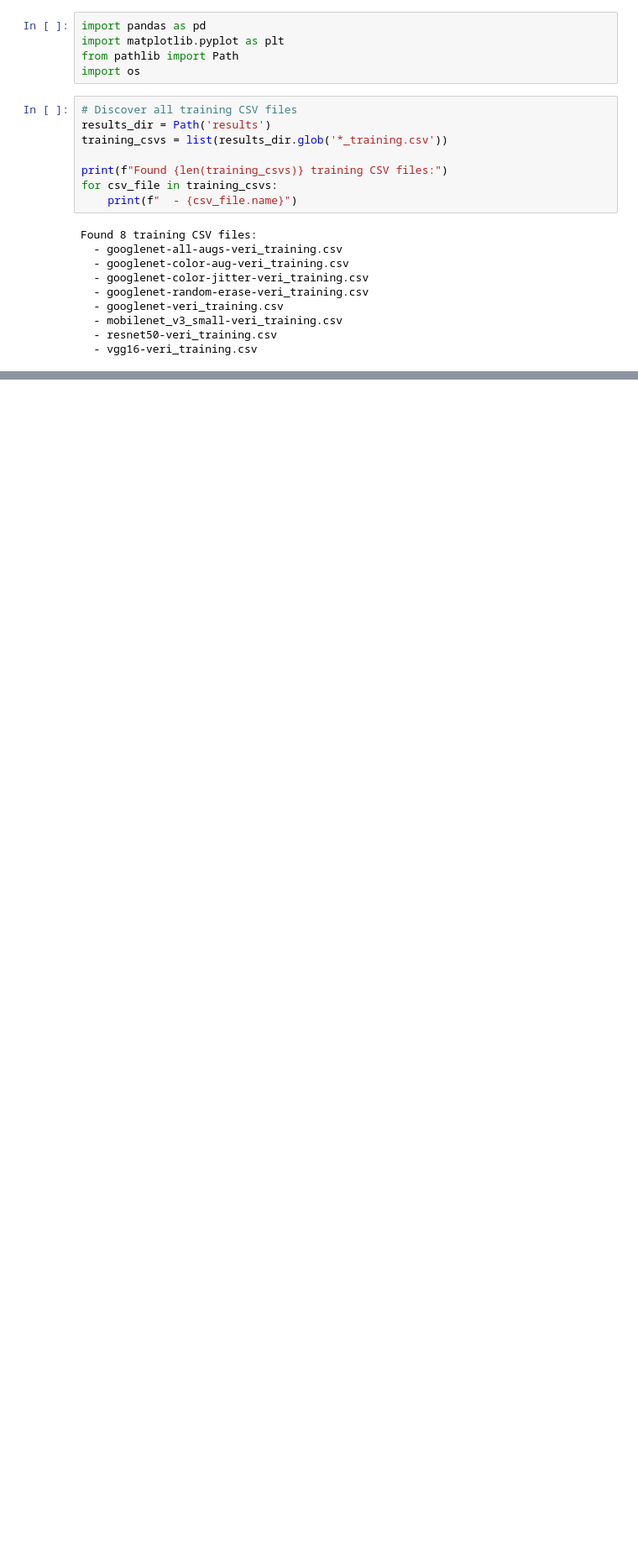
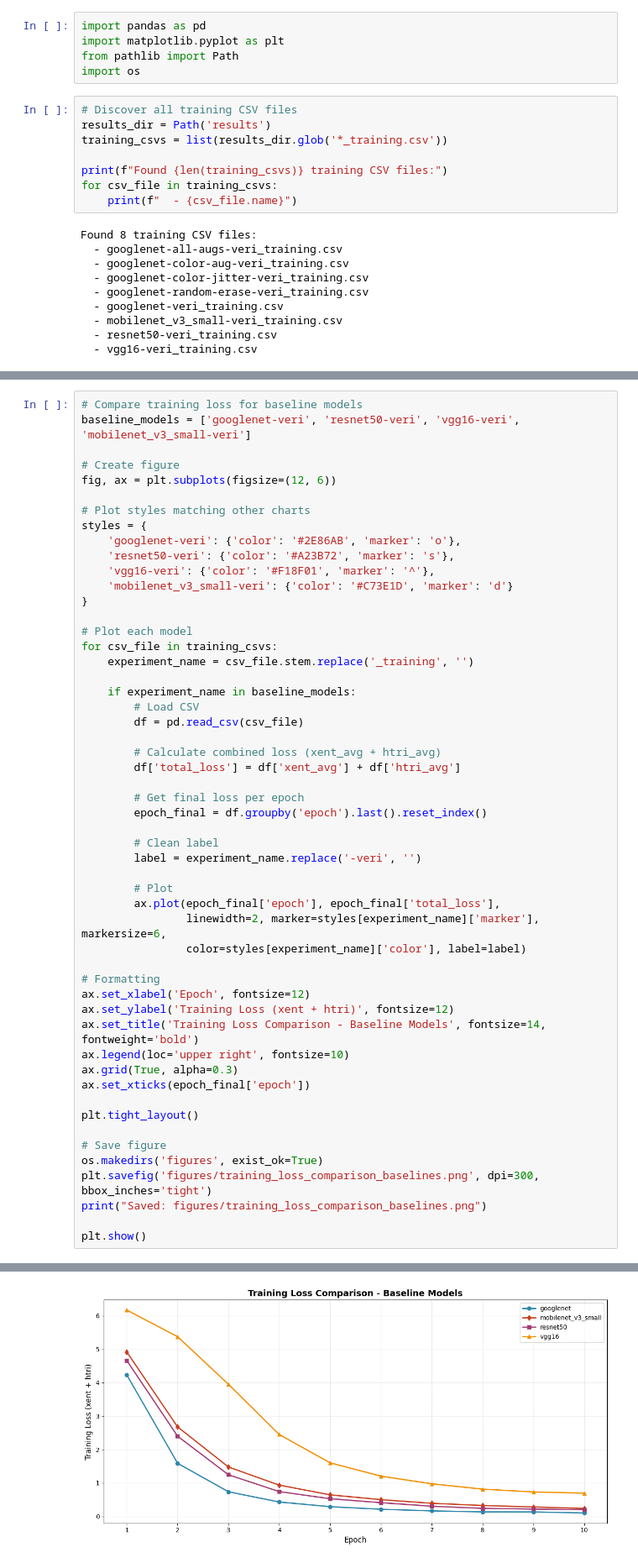
Before and after one commit to jackiemalooly/Surrey_EEEM071_Coursework, a Jupyter notebook: analysis.ipynb, the cells around one changed output, grey strips where cells are left out. Shown at 84% size. Saved outputs shown, nothing was run; the diff lists cells and outputs as text; blank space fills up the shorter version.

```diff
--- a/analysis.ipynb
+++ b/analysis.ipynb
@@ -151,0 +361,54 @@ print(f"{'='*60}")
+# %%
+# Compare training loss for baseline models
+baseline_models = ['googlenet-veri', 'resnet50-veri', 'vgg16-veri', 'mobilenet_v3_small-veri']
+
+# Create figure
+fig, ax = plt.subplots(figsize=(12, 6))
+
+# Plot styles matching other charts
+styles = {
+    'googlenet-veri': {'color': '#2E86AB', 'marker': 'o'},
+    'resnet50-veri': {'color': '#A23B72', 'marker': 's'},
+    'vgg16-veri': {'color': '#F18F01', 'marker': '^'},
+    'mobilenet_v3_small-veri': {'color': '#C73E1D', 'marker': 'd'}
+}
+
+# Plot each model
+for csv_file in training_csvs:
+    experiment_name = csv_file.stem.replace('_training', '')
+
+    if experiment_name in baseline_models:
+        # Load CSV
+        df = pd.read_csv(csv_file)
+
+        # Calculate combined loss (xent_avg + htri_avg)
+        df['total_loss'] = df['xent_avg'] + df['htri_avg']
+
+        # Get final loss per epoch
+        epoch_final = df.groupby('epoch').last().reset_index()
+
+        # Clean label
+        label = experiment_name.replace('-veri', '')
+
+        # Plot
+        ax.plot(epoch_final['epoch'], epoch_final['total_loss'],
+                linewidth=2, marker=styles[experiment_name]['marker'], markersize=6,
+                color=styles[experiment_name]['color'], label=label)
+
+# Formatting
+ax.set_xlabel('Epoch', fontsize=12)
+ax.set_ylabel('Training Loss (xent + htri)', fontsize=12)
+ax.set_title('Training Loss Comparison - Baseline Models', fontsize=14, fontweight='bold')
+ax.legend(loc='upper right', fontsize=10)
+ax.grid(True, alpha=0.3)
+ax.set_xticks(epoch_final['epoch'])
+
+plt.tight_layout()
+
+# Save figure
+os.makedirs('figures', exist_ok=True)
+plt.savefig('figures/training_loss_comparison_baselines.png', dpi=300, bbox_inches='tight')
+print("Saved: figures/training_loss_comparison_baselines.png")
+
+plt.show()
+# %% [output]
@@ -151,0 +416 @@ print(f"{'='*60}")
+[figure, added]
```
Also changed, not shown: parts of 11 cells of this notebook, 11 other files.
